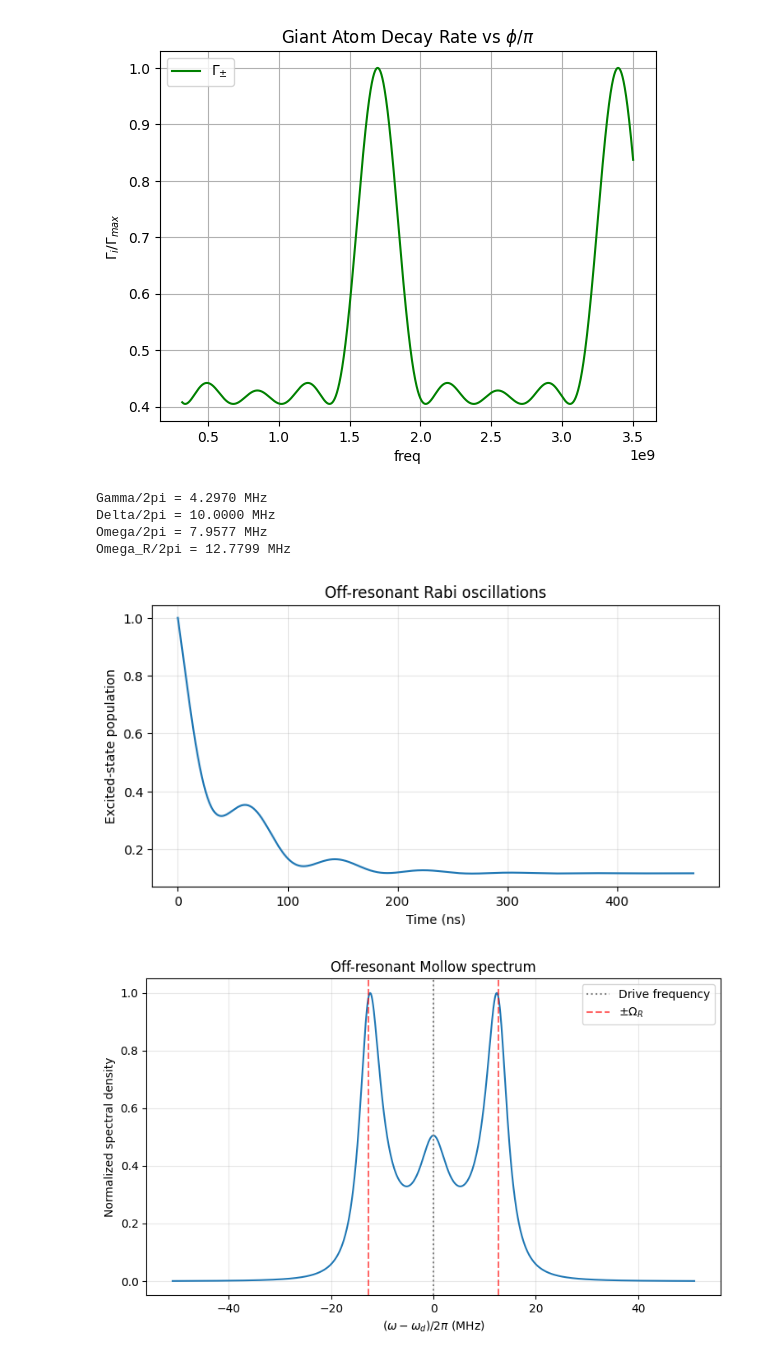
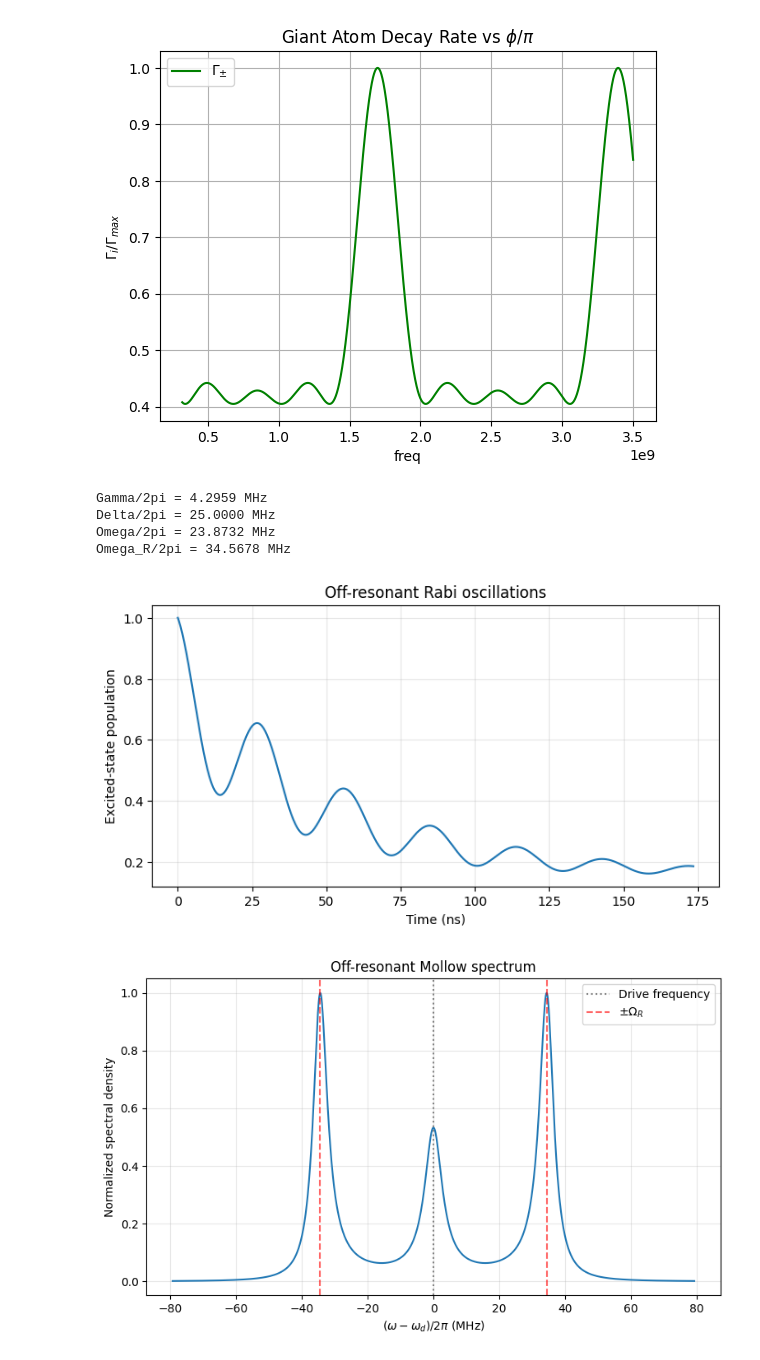
Before and after one commit to siannnhannn/GA_8GHZ_IC_DESIGN, a Jupyter notebook: simulation/ga_with_mirror.ipynb, the cells around one changed output. Drawn from its saved outputs; the diff is of its cells as text; code cells hidden in the pictures.

```diff
--- a/simulation/ga_with_mirror.ipynb
+++ b/simulation/ga_with_mirror.ipynb
@@ -77,8 +77,8 @@ plt.show()
 # f_q = 7978978978.978979
 # f_q = 7554554554.554555
 import numpy as np
-Omega = 10e6
-f_q = f_d + Omega
+
+f_q = f_d+25e6
 # Giant atom decay and Lamb shift
 # Assumes outputs are angular frequencies in rad/s
 Gres, phi = Gamma_calc(f_d, f_q, gamma0, N, vp, rabi)
@@ -94,7 +94,7 @@ omega_d = 2 * pi * f_d
 
 Delta = omega_q - omega_d
 
-Omega = 50e6
+Omega = 150e6
 
 Omega_R = np.sqrt(Omega**2 + Delta**2)
 
@@ -156,36 +156,36 @@ S = np.maximum(np.real(S), 0.0)
 
 # Frequency offsets from drive, in MHz
 freq_MHz = wlist / (2 * pi)
 sideband_MHz = omega_R / (2 * pi)
 
 # Normalize to peak
 S_norm = S / np.max(S)
 
 # Linear spectrum
 plt.figure(figsize=(9, 5))
 
 plt.plot(freq_MHz, S_norm, linewidth=1.5)
 
 plt.axvline(0, color="gray", linestyle=":",
             label="Drive frequency")
 
 plt.axvline(-sideband_MHz, color="red",
             linestyle="--", alpha=0.6,
             label=r"$\pm \Omega_R$")
 
 plt.axvline(sideband_MHz, color="red",
             linestyle="--", alpha=0.6)
 
 plt.xlabel(r"$(\omega-\omega_d)/2\pi$ (MHz)")
 plt.ylabel("Normalized spectral density")
 plt.title("Off-resonant Mollow spectrum")
 plt.legend()
 plt.grid(alpha=0.3)
 plt.show()
 # %% [output]
-Gamma/2pi = 4.2970 MHz
-Delta/2pi = 10.0000 MHz
-Omega/2pi = 7.9577 MHz
-Omega_R/2pi = 12.7799 MHz
+Gamma/2pi = 4.2959 MHz
+Delta/2pi = 25.0000 MHz
+Omega/2pi = 23.8732 MHz
+Omega_R/2pi = 34.5678 MHz
-[figure, old version]
+[figure, new version]
-[figure, old version]
+[figure, new version]
```
